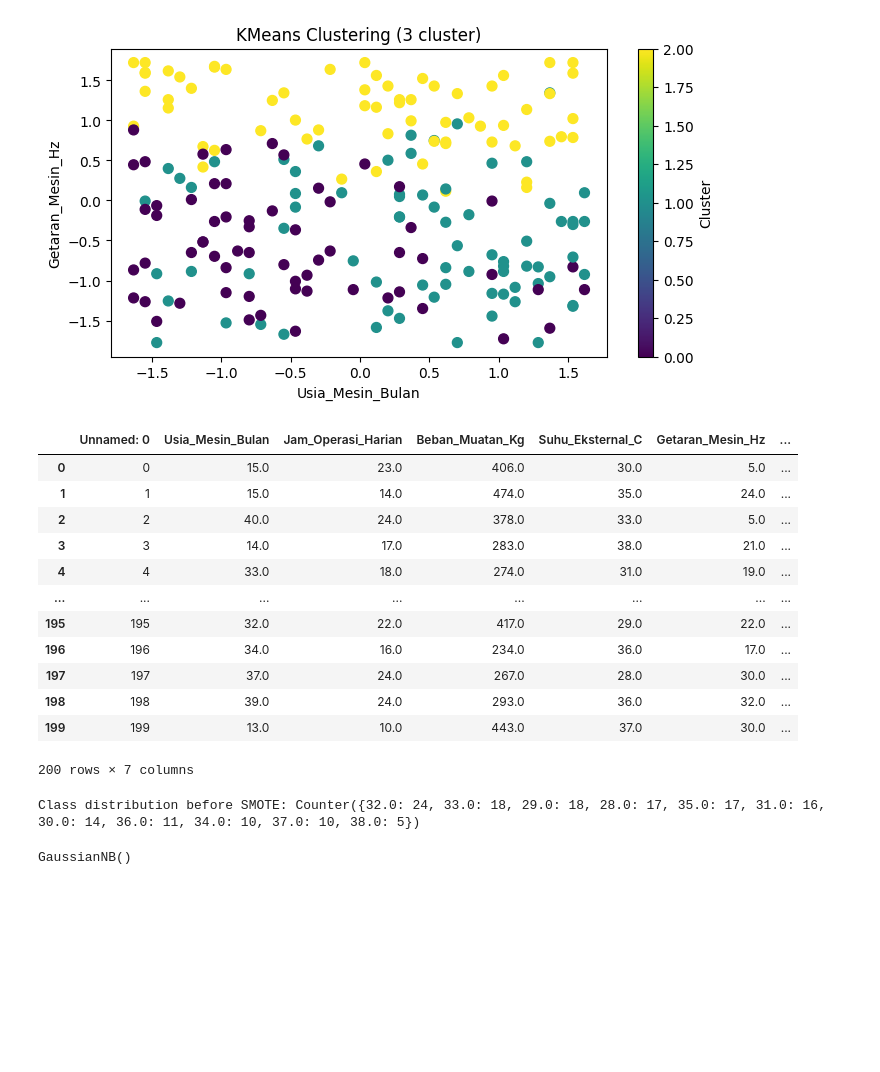
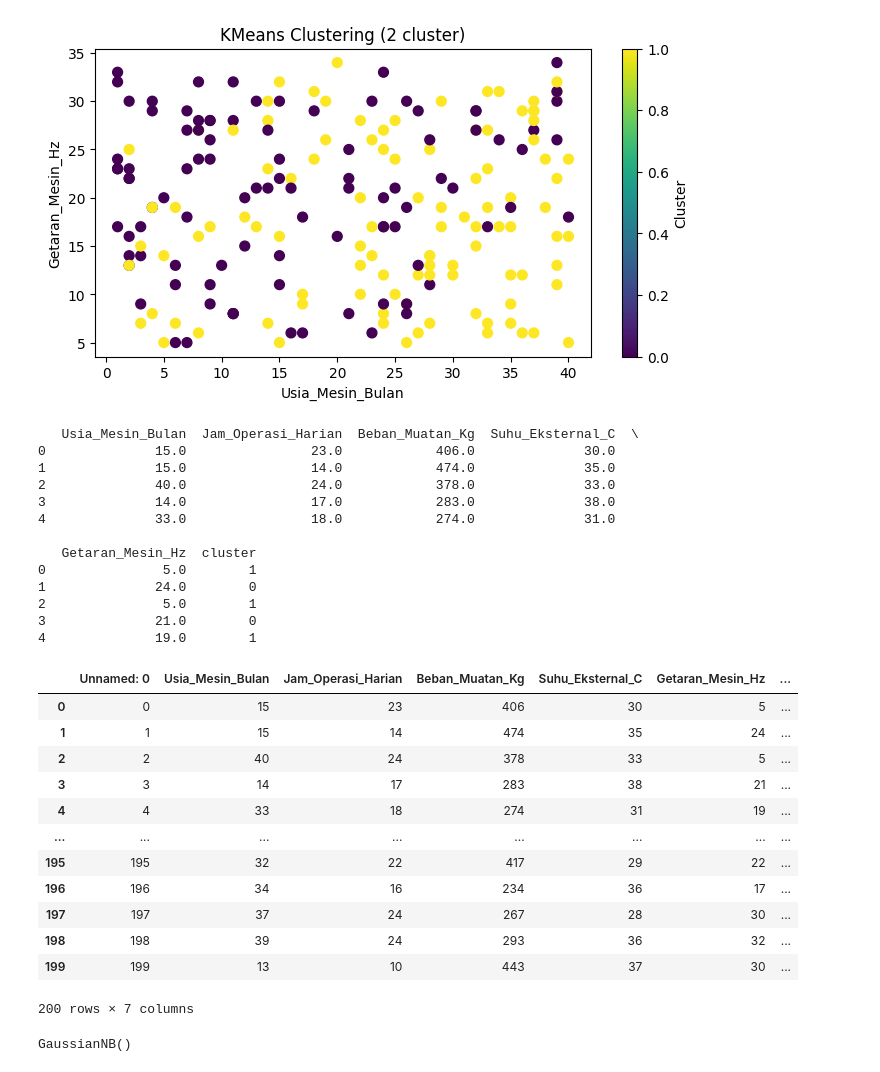
Before and after one commit to Kahfi10/praktikum-2, a Jupyter notebook: tgs3/tes.ipynb, the cells around one changed output. Drawn from its saved outputs; the diff is of its cells as text; code cells hidden in the pictures; blank space fills up the shorter version.

```diff
--- a/tgs3/tes.ipynb
+++ b/tgs3/tes.ipynb
@@ -4,8 +4,8 @@ from sklearn.cluster import KMeans
 from sklearn.preprocessing import StandardScaler
 import matplotlib.pyplot as plt
 # %%
-UNSUPERVISED = 'DATASET_IKAN_tanpa_label.csv'
-df = pd.read_csv(UNSUPERVISED)
+UNSUPERVISED = 'DATASET_IKAN_tanpa_label.xlsx'
+df = pd.read_excel(UNSUPERVISED)
 # %%
 kolom_numerik = [
     'Usia_Mesin_Bulan',
@@ -21,36 +21,52 @@ for kolom in kolom_numerik:
 skaler = StandardScaler()
 data_distandarkan = skaler.fit_transform(df[kolom_numerik])
 # %%
-KMeans = KMeans(n_clusters = 3, random_state=42)
+KMeans = KMeans(n_clusters = 2, random_state=42)
 KMeans.fit(data_distandarkan)
 df['cluster'] = KMeans.labels_
 # %%
 import matplotlib.pyplot as plt
 
 plt.figure(figsize=(8, 4))
-plt.scatter(data_distandarkan[:, 0], data_distandarkan[:, 2], c=df['cluster'], s=50, cmap='viridis')
+plt.scatter(df['Usia_Mesin_Bulan'], df['Getaran_Mesin_Hz'], c=df['cluster'], s=50, cmap='viridis')
 plt.xlabel('Usia_Mesin_Bulan')
 plt.ylabel('Getaran_Mesin_Hz')
-plt.title('KMeans Clustering (3 cluster)')
+plt.title('KMeans Clustering (2 cluster)')
 plt.colorbar(label='Cluster')
 plt.show()
+
+df.to_excel('Hasil clustering.xlsx')
+print(df.head()     )
 # %% [output]
-[figure, old version]
+[figure, new version]
+   Usia_Mesin_Bulan  Jam_Operasi_Harian  Beban_Muatan_Kg  Suhu_Eksternal_C  \
+0              15.0                23.0            406.0              30.0
+1              15.0                14.0            474.0              35.0
+2              40.0                24.0            378.0              33.0
+3              14.0                17.0            283.0              38.0
+4              33.0                18.0            274.0              31.0
+
+   Getaran_Mesin_Hz  cluster
+0               5.0        1
+1              24.0        0
+2               5.0        1
+3              21.0        0
+4              19.0        1
 # %%
-df.to_csv('Hasil clustering.csv')
+df = pd.read_excel('Hasil clustering.xlsx')
 df
 # %% [output]
 |  | Unnamed: 0 | Usia_Mesin_Bulan | Jam_Operasi_Harian | Beban_Muatan_Kg | Suhu_Eksternal_C | Getaran_Mesin_Hz | ... |
-| 0 | 0 | 15.0 | 23.0 | 406.0 | 30.0 | 5.0 | ... |
-| 1 | 1 | 15.0 | 14.0 | 474.0 | 35.0 | 24.0 | ... |
-| 2 | 2 | 40.0 | 24.0 | 378.0 | 33.0 | 5.0 | ... |
-| 3 | 3 | 14.0 | 17.0 | 283.0 | 38.0 | 21.0 | ... |
-| 4 | 4 | 33.0 | 18.0 | 274.0 | 31.0 | 19.0 | ... |
+| 0 | 0 | 15 | 23 | 406 | 30 | 5 | ... |
+| 1 | 1 | 15 | 14 | 474 | 35 | 24 | ... |
+| 2 | 2 | 40 | 24 | 378 | 33 | 5 | ... |
+| 3 | 3 | 14 | 17 | 283 | 38 | 21 | ... |
+| 4 | 4 | 33 | 18 | 274 | 31 | 19 | ... |
 | ... | ... | ... | ... | ... | ... | ... | ... |
-| 195 | 195 | 32.0 | 22.0 | 417.0 | 29.0 | 22.0 | ... |
-| 196 | 196 | 34.0 | 16.0 | 234.0 | 36.0 | 17.0 | ... |
-| 197 | 197 | 37.0 | 24.0 | 267.0 | 28.0 | 30.0 | ... |
-| 198 | 198 | 39.0 | 24.0 | 293.0 | 36.0 | 32.0 | ... |
-| 199 | 199 | 13.0 | 10.0 | 443.0 | 37.0 | 30.0 | ... |
+| 195 | 195 | 32 | 22 | 417 | 29 | 22 | ... |
+| 196 | 196 | 34 | 16 | 234 | 36 | 17 | ... |
+| 197 | 197 | 37 | 24 | 267 | 28 | 30 | ... |
+| 198 | 198 | 39 | 24 | 293 | 36 | 32 | ... |
+| 199 | 199 | 13 | 10 | 443 | 37 | 30 | ... |
 200 rows × 7 columns
 # %%
@@ -64,24 +80,13 @@ from imblearn.over_sampling import SMOTE
 x_train, x_test, y_train, y_test = train_test_split(x, y, test_size=0.2, random_state=42)
 # %%
 from sklearn.preprocessing import StandardScaler
-import pandas as pd
-from collections import Counter
 
-# Check the minimum number of samples in any class
-from collections import Counter
-print("Class distribution before SMOTE:", Counter(y_train))
-
-# Use a smaller k_neighbors value (must be less than the smallest class count)
-min_samples = min(Counter(y_train).values())
-k_neighbors = min(min_samples - 1, 4)  # Ensure k_neighbors is less than the smallest class count
-smote = SMOTE(random_state=42, k_neighbors=k_neighbors)
+smote = SMOTE(random_state=42, k_neighbors=1)
 x_train, y_train = smote.fit_resample(x_train, y_train)
 
 scaler = StandardScaler()
 x_train = scaler.fit_transform(x_train)
 x_test = scaler.transform(x_test)
-# %% [output]
-Class distribution before SMOTE: Counter({32.0: 24, 33.0: 18, 29.0: 18, 28.0: 17, 35.0: 17, 31.0: 16, 30.0: 14, 36.0: 11, 34.0: 10, 37.0: 10, 38.0: 5})
 # %%
 model = GaussianNB()
 model.fit(x_train, y_train)
```
Also changed, not shown: parts of 5 cells of this notebook, 10 other files.
